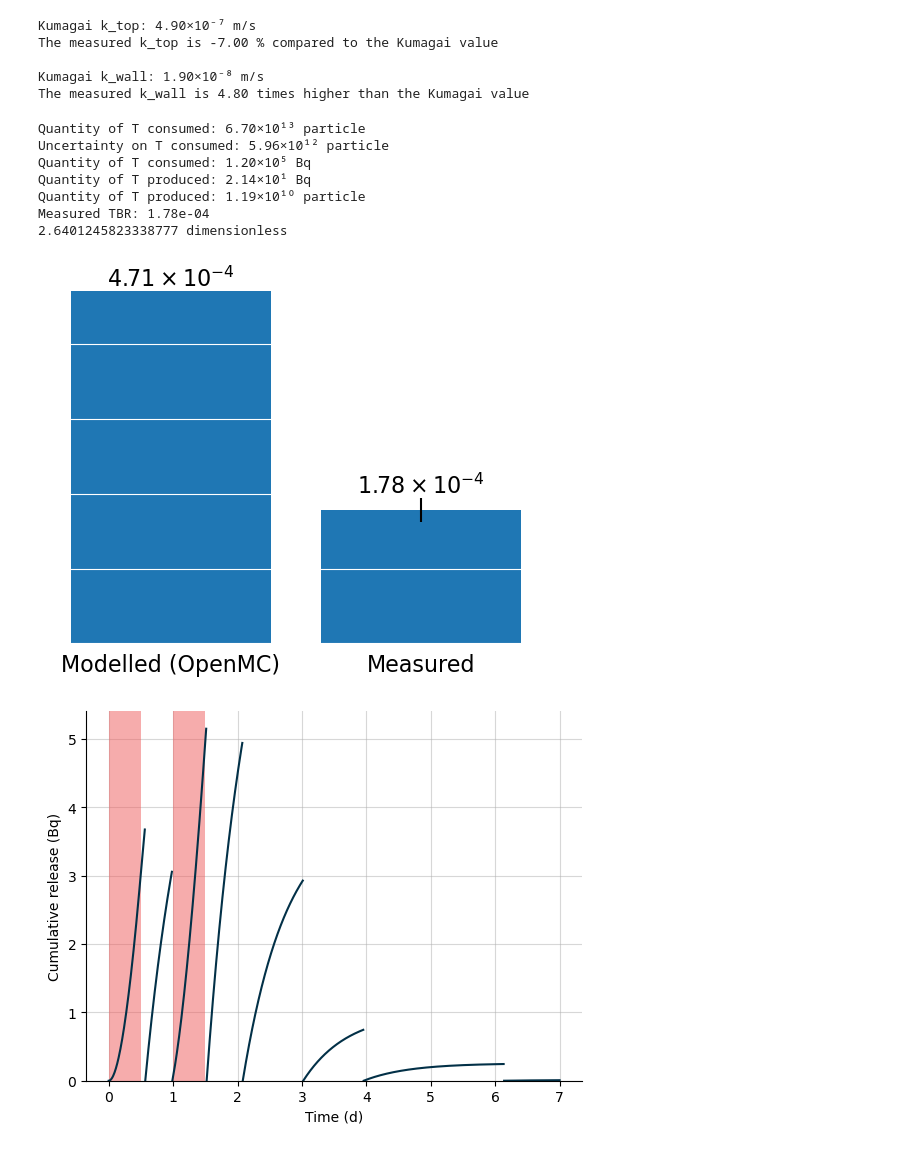
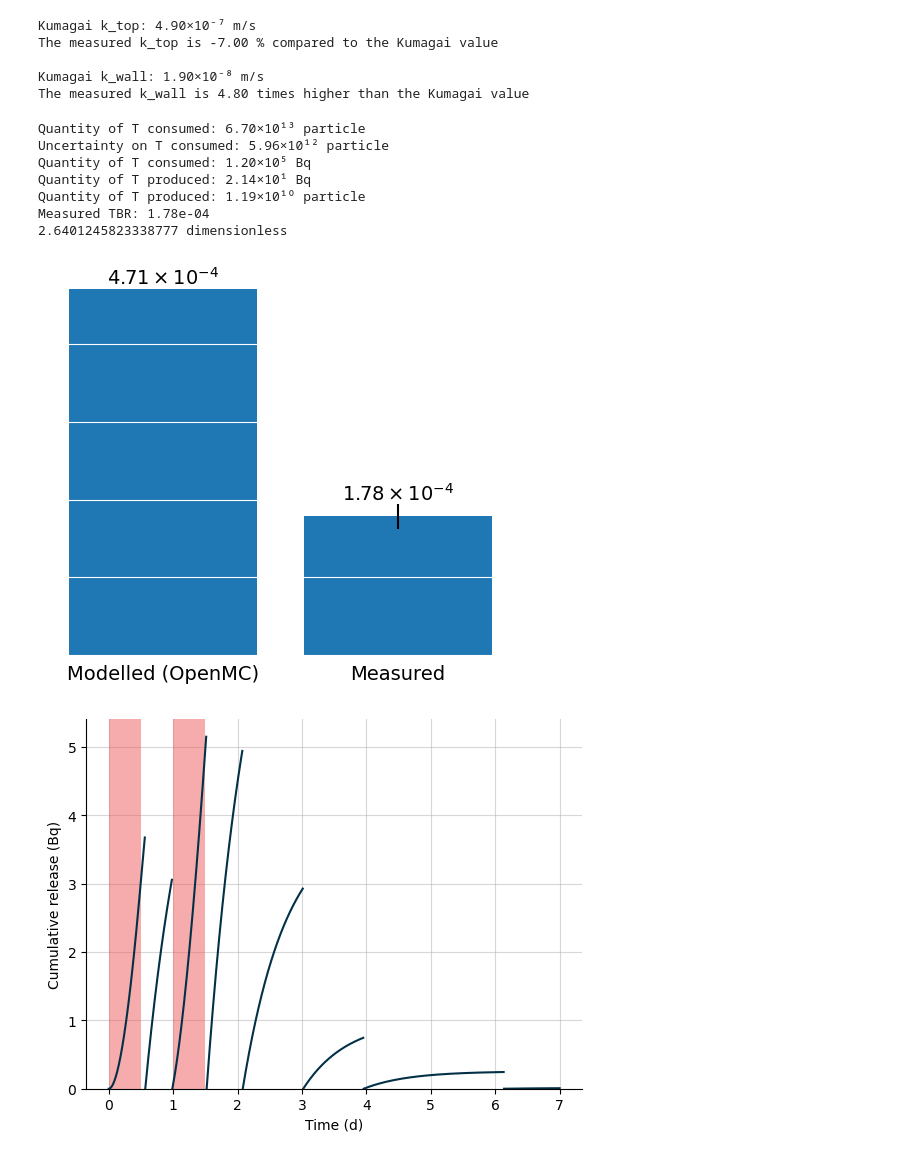
Before and after one commit to LIBRA-project/insights-from-BABY-experiment-paper, a Jupyter notebook: tritium/baby_run_5.ipynb, the cells around one changed output. Saved outputs shown, nothing was run; the diff lists cells and outputs as text; code cells hidden in the pictures.

Commit message:
back to legend + figures same size

```diff
--- a/tritium/baby_run_5.ipynb
+++ b/tritium/baby_run_5.ipynb
@@ -80,41 +80,41 @@ print(f"Quantity of T produced: {cumulative_release[-1]:.2e~P}")
 print(f"Quantity of T produced: {activity_to_quantity(cumulative_release[-1]).to(ureg.particle):.2e~P}")
 print(f"Measured TBR: {TBR_measured:.2e}")
 
-plt.figure()
+plt.figure(figsize=(6, 5))
 bars = plt.bar(
     [0, 1],
     [calculated_TBR, TBR_measured],
     tick_label=["Modelled (OpenMC)", "Measured"],
     yerr=[0, neutron_rate_relative_uncertainty * TBR_measured],
 )
 
 from helpers import ScalarFormatterClass
 
 mf = ScalarFormatterClass(useMathText=True)
-plt.bar_label(bars, fmt=lambda x: "${}$".format(mf.format_data(x)), fontsize=16)
+plt.bar_label(bars, fmt=lambda x: "${}$".format(mf.format_data(x)), fontsize=14)
 # plt.title("TBR", weight="bold", fontsize=16)
 plt.ylabel("")
 plt.gca().spines["left"].set_visible(False)
 plt.gca().spines["bottom"].set_visible(False)
 plt.gca().set_yticklabels([])
 plt.gca().set_xticklabels
-plt.gca().tick_params(axis="both", which="both", left=False, bottom=False, labelsize=16)
+plt.gca().tick_params(axis="both", which="both", left=False, bottom=False, labelsize=14)
 plt.gca().set_axisbelow(False)
 plt.grid(axis="y", alpha=1, color="white", zorder=-10)
-plt.savefig("baby_run_5/TBR_comparison.svg")
-plt.savefig("baby_run_5/TBR_comparison.pdf")
-plt.savefig("baby_run_5/TBR_comparison.png")
+plt.savefig("baby_run_5/TBR_comparison.svg", bbox_inches="tight")
+plt.savefig("baby_run_5/TBR_comparison.pdf", bbox_inches="tight")
+plt.savefig("baby_run_5/TBR_comparison.png", bbox_inches="tight")
 print((calculated_TBR/TBR_measured).to(ureg.dimensionless))
 plt.show()
 # %% [output]
 Quantity of T consumed: 6.70×10¹³ particle
 Uncertainty on T consumed: 5.96×10¹² particle
 Quantity of T consumed: 1.20×10⁵ Bq
 Quantity of T produced: 2.14×10¹ Bq
 Quantity of T produced: 1.19×10¹⁰ particle
 Measured TBR: 1.78e-04
 2.6401245823338777 dimensionless
-[figure, old version]
+[figure, new version]
 # %%
 plt.figure()
 plot_sample_activity_top(baby_model, replacement_times=replacement_times, color="#023047", label="Top")
```
Also changed, not shown: 1 other file.
